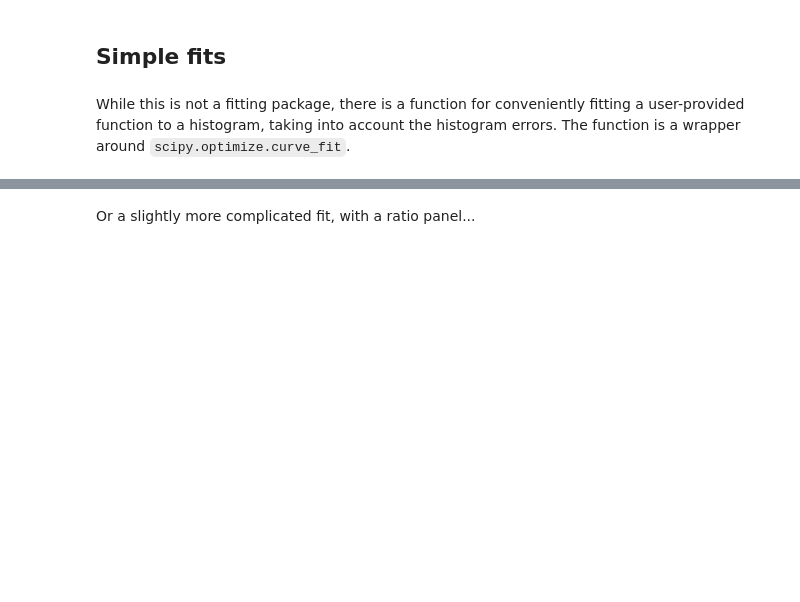
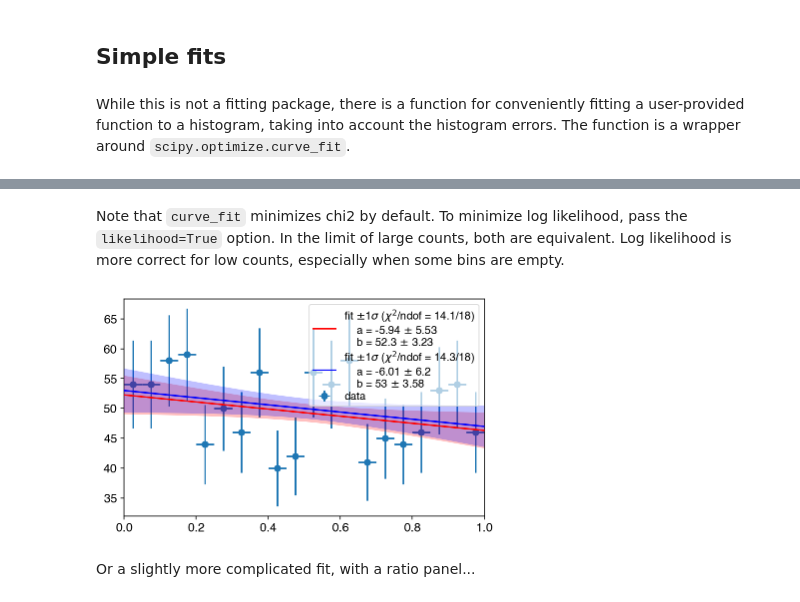
Before and after one commit to aminnj/yahist, a Jupyter notebook: examples/basic.ipynb, the cells around one changed output, grey strips where cells are left out. Saved outputs shown, nothing was run; the diff lists cells and outputs as text; code cells hidden in the pictures; blank space fills up the shorter version.

```diff
--- a/examples/basic.ipynb
+++ b/examples/basic.ipynb
@@ -217,3 +217,11 @@ res = h.fit("a*x+b")
+# %% [markdown]
+Note that `curve_fit` minimizes chi2 by default. To minimize log likelihood, pass the `likelihood=True` option. In the limit of large counts, both are equivalent. Log likelihood is more correct for low counts, especially when some bins are empty.
+# %%
+h.plot(show_errors=True, label="data")
+res = h.fit("a*x+b", color="r")
+res = h.fit("a*x+b", color="b", likelihood=True)
+# %% [output]
+[figure, added]
 # %% [markdown]
 Or a slightly more complicated fit, with a ratio panel...
 # %%
```
Also changed, not shown: parts of 22 cells of this notebook, 1 other file.
